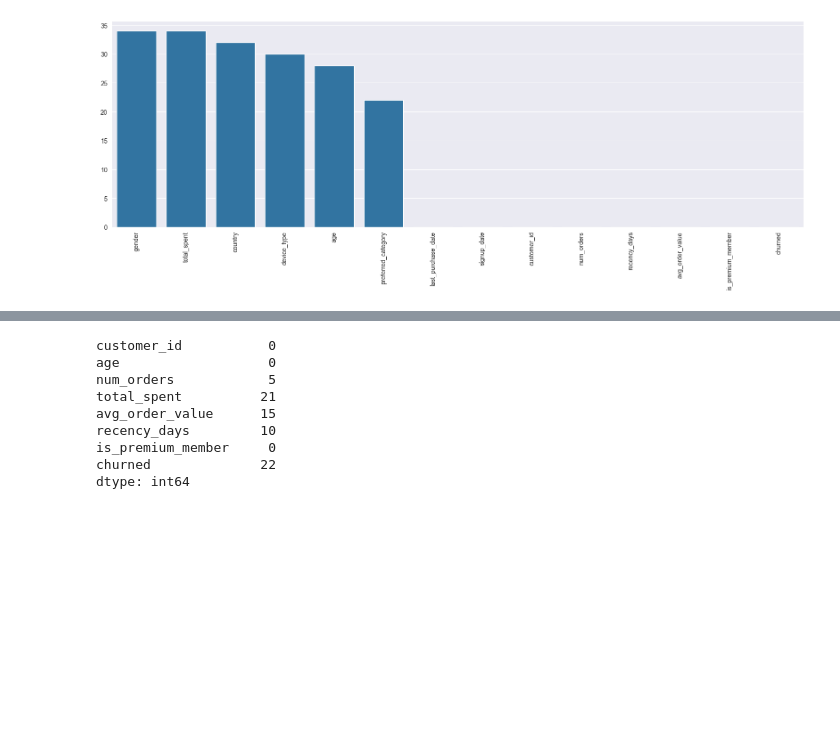
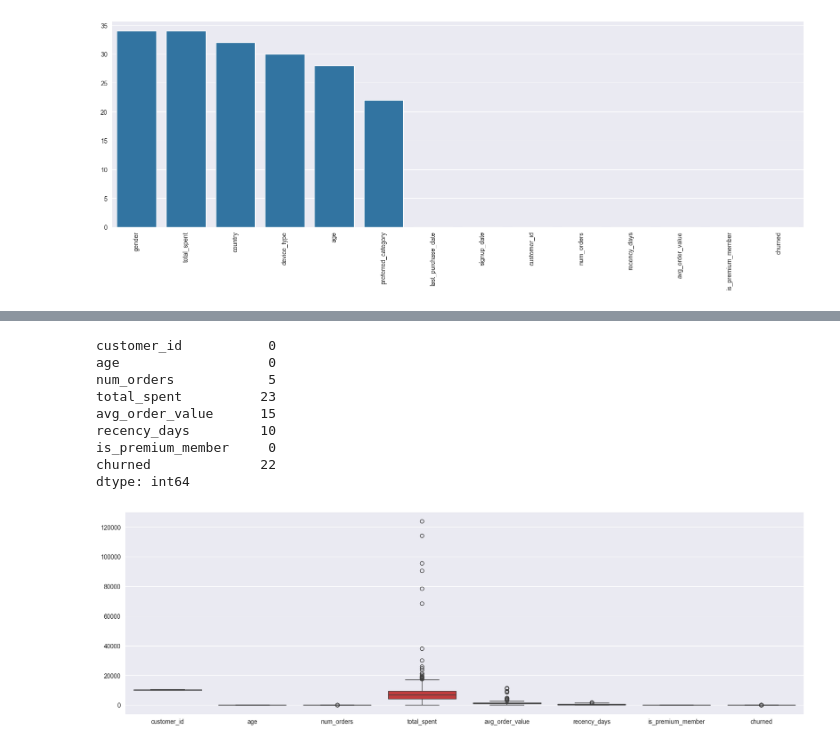
Before and after one commit to Abhijit-Kumar-GitHub/INT234, a Jupyter notebook: Unit-1/Day02_13-10.ipynb, the cells around one changed output, grey strips where cells are left out. Cells and saved outputs as stored; diff of their text form; code cells hidden in the pictures; blank space fills up the shorter version.

```diff
--- a/Unit-1/Day02_13-10.ipynb
+++ b/Unit-1/Day02_13-10.ipynb
@@ -57,3 +114,9 @@ plt.xticks(rotation=90)
 plt.show()
 # %% [output]
 [figure]
+# %%
+#before finding outlier gotta handle the null values and select only numeric vals
+df = df.select_dtypes(include=[np.number, np.float64])
+
+df.fillna(df.mean(), inplace=True)
+df.isna().sum()
@@ -60,6 +133,4 @@ plt.show()
 # %%
-df = df.select_dtypes(include=[np.number])
-
 q1 = df.quantile(0.25)
 q3 = df.quantile(0.75)
 
@@ -71,9 +142,16 @@ out.count()
 customer_id           0
 age                   0
 num_orders            5
-total_spent          21
+total_spent          23
 avg_order_value      15
 recency_days         10
 is_premium_member     0
 churned              22
 dtype: int64
+# %%
+plt.figure(figsize=(20, 6))
+sns.boxplot(df)
+
+plt.show()
+# %% [output]
+[figure, added]
```
Also changed, not shown: parts of 11 cells of this notebook.
